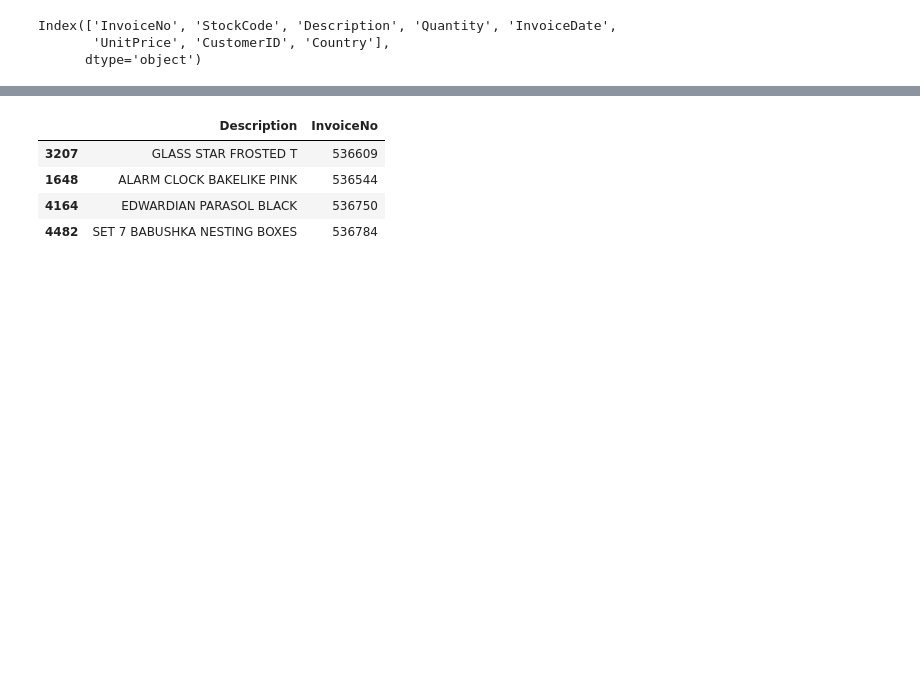
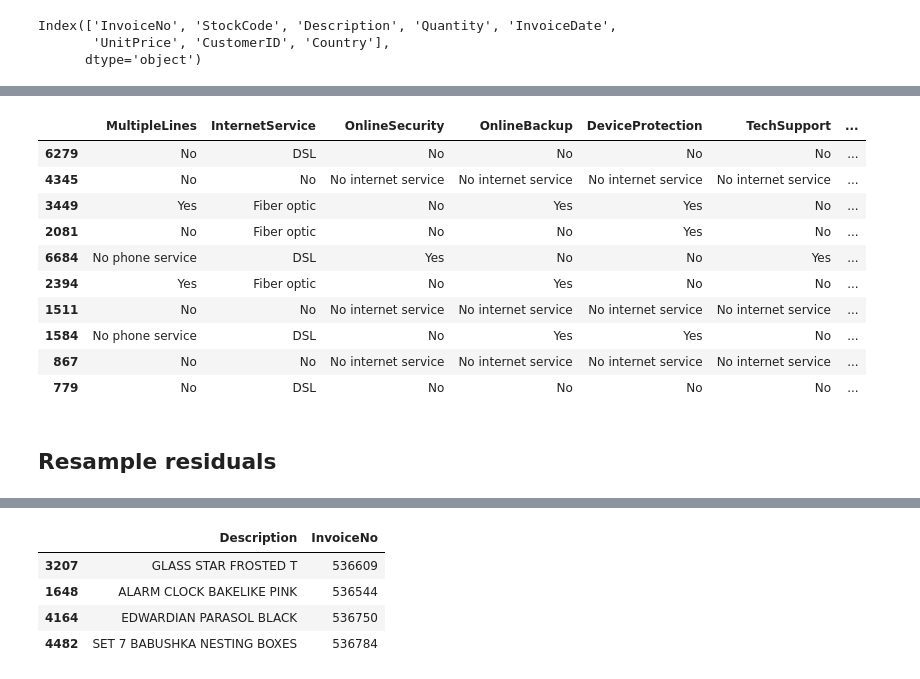
Before and after one commit to joeltanwr/DirtyDF, a Jupyter notebook: test notebooks/testing_new_stainers.ipynb, the cells around one changed output, grey strips where cells are left out. Drawn from its saved outputs; the diff is of its cells as text; code cells hidden in the pictures; blank space fills up the shorter version.

```diff
--- a/test notebooks/testing_new_stainers.ipynb
+++ b/test notebooks/testing_new_stainers.ipynb
@@ -78,0 +125,16 @@ tmp
+# %%
+telco_sub.loc[:, 'MultipleLines':]
+# %% [output]
+|  | MultipleLines | InternetService | OnlineSecurity | OnlineBackup | DeviceProtection | TechSupport | ... |
+| 6279 | No | DSL | No | No | No | No | ... |
+| 4345 | No | No | No internet service | No internet service | No internet service | No internet service | ... |
+| 3449 | Yes | Fiber optic | No | Yes | Yes | No | ... |
+| 2081 | No | Fiber optic | No | No | Yes | No | ... |
+| 6684 | No phone service | DSL | Yes | No | No | Yes | ... |
+| 2394 | Yes | Fiber optic | No | Yes | No | No | ... |
+| 1511 | No | No | No internet service | No internet service | No internet service | No internet service | ... |
+| 1584 | No phone service | DSL | No | Yes | Yes | No | ... |
+| 867 | No | No | No internet service | No internet service | No internet service | No internet service | ... |
+| 779 | No | DSL | No | No | No | No | ... |
+# %% [markdown]
+## Resample residuals
```
Also changed, not shown: parts of 13 cells of this notebook.
